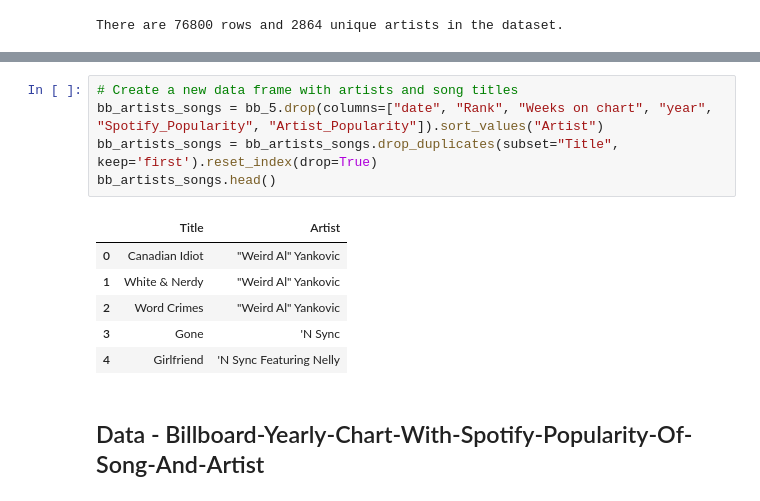
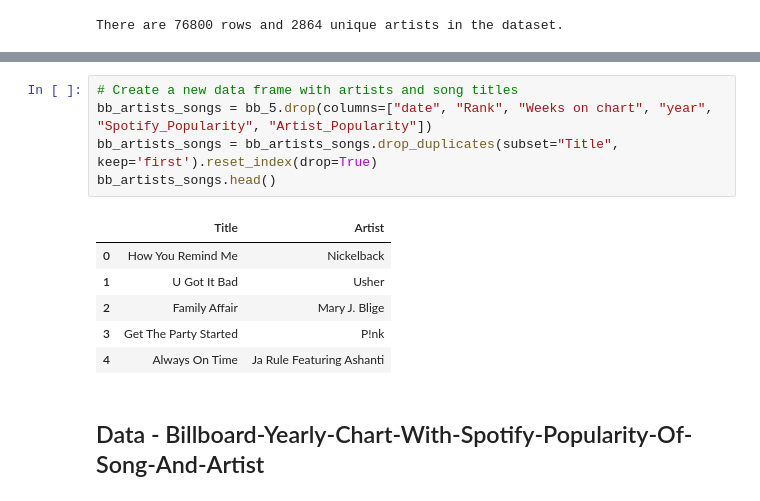
Before and after one commit to 4datawoman/ETL-project, a Jupyter notebook: ETL_project.ipynb, the cells around one changed output, grey strips where cells are left out. Saved outputs shown, nothing was run; the diff lists cells and outputs as text.

```diff
--- a/ETL_project.ipynb
+++ b/ETL_project.ipynb
@@ -118,15 +126,15 @@ artist_merge.head()
 # %%
 # Create a new data frame with artists and song titles
-bb_artists_songs = bb_5.drop(columns=["date", "Rank", "Weeks on chart", "year", "Spotify_Popularity", "Artist_Popularity"]).sort_values("Artist")
+bb_artists_songs = bb_5.drop(columns=["date", "Rank", "Weeks on chart", "year", "Spotify_Popularity", "Artist_Popularity"])
 bb_artists_songs = bb_artists_songs.drop_duplicates(subset="Title", keep='first').reset_index(drop=True)
 bb_artists_songs.head()
 # %% [output]
 |  | Title | Artist |
-| 0 | Canadian Idiot | "Weird Al" Yankovic |
-| 1 | White & Nerdy | "Weird Al" Yankovic |
-| 2 | Word Crimes | "Weird Al" Yankovic |
-| 3 | Gone | 'N Sync |
-| 4 | Girlfriend | 'N Sync Featuring Nelly |
+| 0 | How You Remind Me | Nickelback |
+| 1 | U Got It Bad | Usher |
+| 2 | Family Affair | Mary J. Blige |
+| 3 | Get The Party Started | P!nk |
+| 4 | Always On Time | Ja Rule Featuring Ashanti |
 # %% [markdown]
 ## Data - Billboard-Yearly-Chart-With-Spotify-Popularity-Of-Song-And-Artist
 # %%
```
Also changed, not shown: parts of 13 cells of this notebook.
